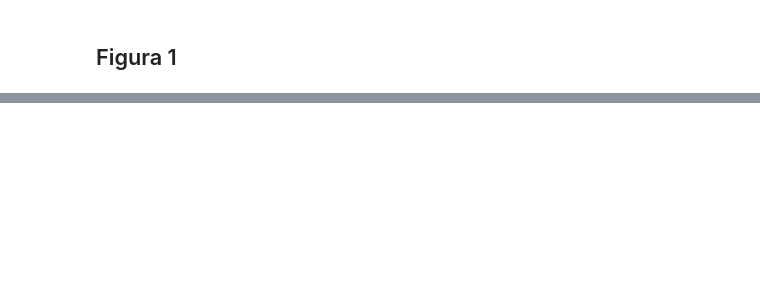
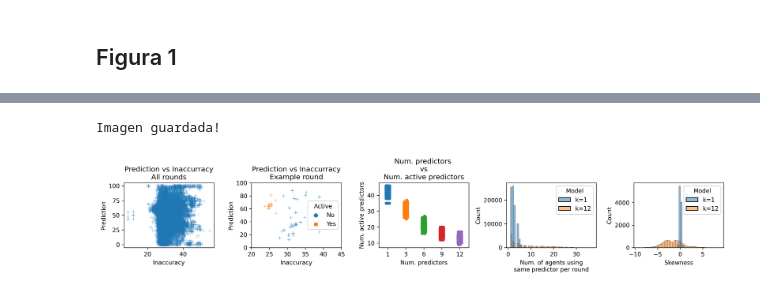
Before and after one commit to EAndrade-Lotero/ElFarolArthur, a Jupyter notebook: Figuras.ipynb, the cells around one changed output, grey strips where cells are left out. Saved outputs shown, nothing was run; the diff lists cells and outputs as text; code cells hidden in the pictures; blank space fills up the shorter version.

```diff
--- a/Figuras.ipynb
+++ b/Figuras.ipynb
@@ -26,0 +74,19 @@ Imagen guardada!
+# %%
+data = P.leer_datos([12],[1,12],[100],[100],
+                    verb=False,muchos=False,cola=True)
+data['Modelo'] = data['Num_predic']
+df = P.merge_modelos(data)
+
+from scipy.stats import pearsonr
+
+print("Deviation vs Inaccuracy")
+cor_coef, p_val = pearsonr(df.Deviation, df.Inaccuracy)
+print('Pearson correlation:', cor_coef)
+print('p:', p_val)
+
+print('*'*20)
+
+print("Deviation vs Inaccuracy")
+cor_coef, p_val = pearsonr(df.Deviation, df.Efficiency)
+print('Pearson correlation:', cor_coef)
+print('p:', p_val)
@@ -26,0 +226,5 @@ Imagen guardada!
+# %%
+figura4(to_file=True)
+# %% [output]
+Imagen guardada!
+[figure, added]
```
Also changed, not shown: parts of 13 cells of this notebook, 26 other files.
